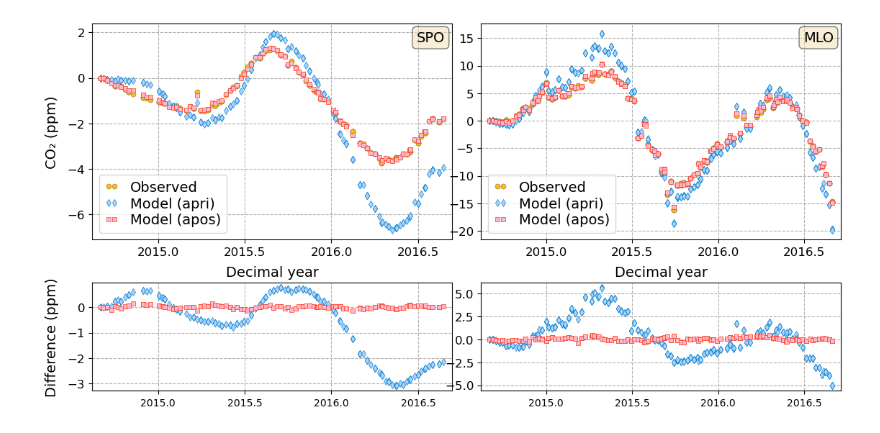
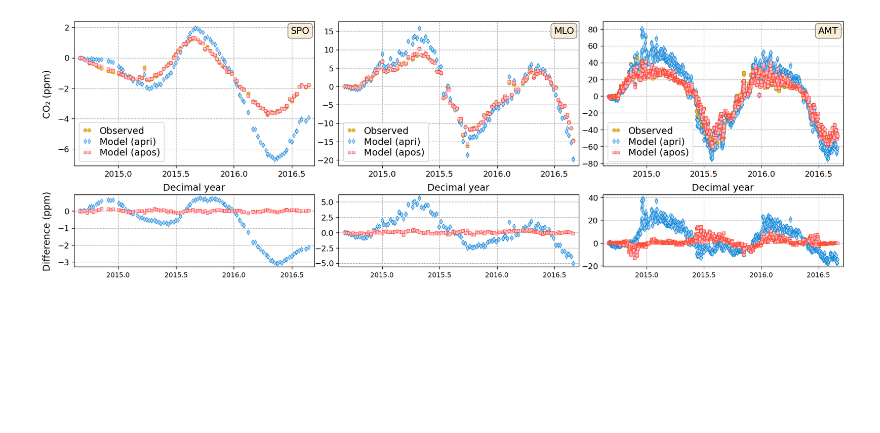
Before and after one commit to AgilentGCMS/ssim-ghg-2024, a Jupyter notebook: var4d_demo.ipynb, the cells around one changed output. Cells and saved outputs as stored; diff of their text form; code cells hidden in the pictures; blank space fills up the shorter version.

Commit message:
Side by side station plots in notebook

```diff
--- a/var4d_demo.ipynb
+++ b/var4d_demo.ipynb
@@ -28,6 +28,6 @@ var4d.var4d_chain(max_iter=500, optim_method='BFGS')
 # %%
 po = Visualize_Obs('first_try')
 # %%
-po.plot_site(['spo','mlo'])
+po.plot_site(['spo','mlo','amt'])
 # %% [output]
-[figure, old version]
+[figure, new version]
```
